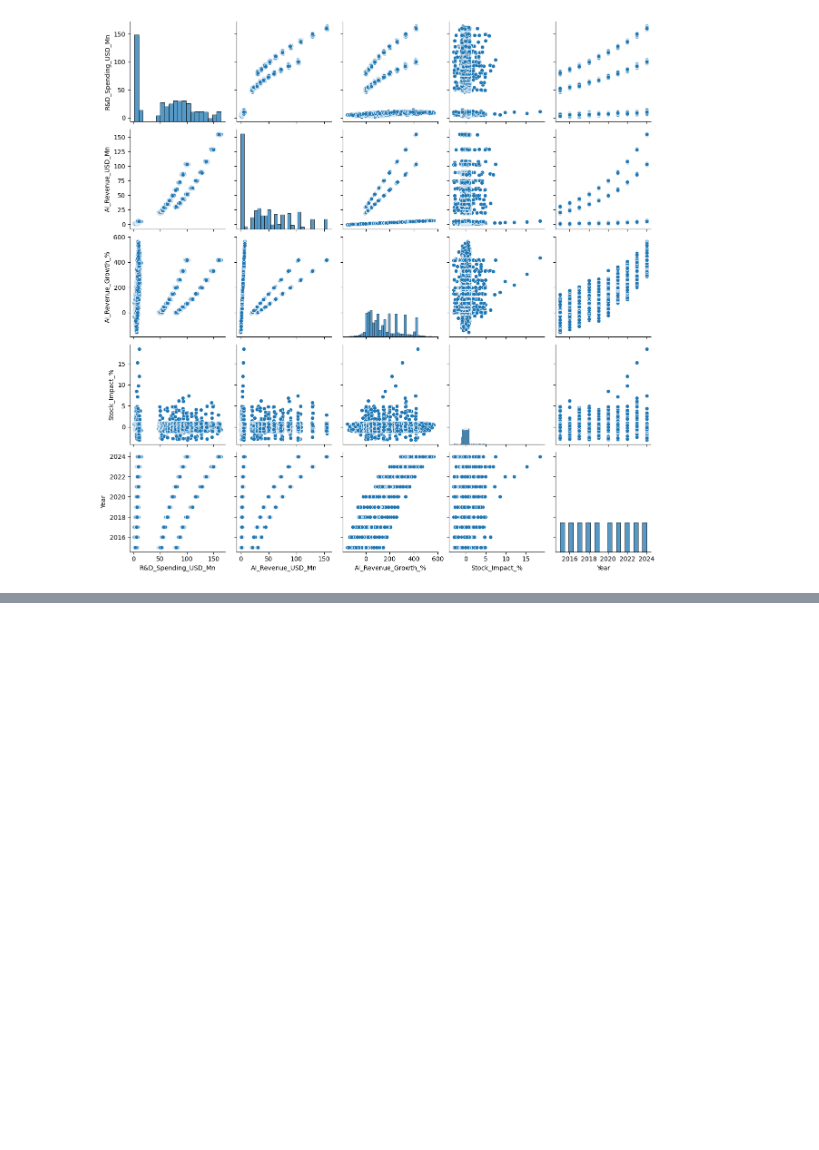
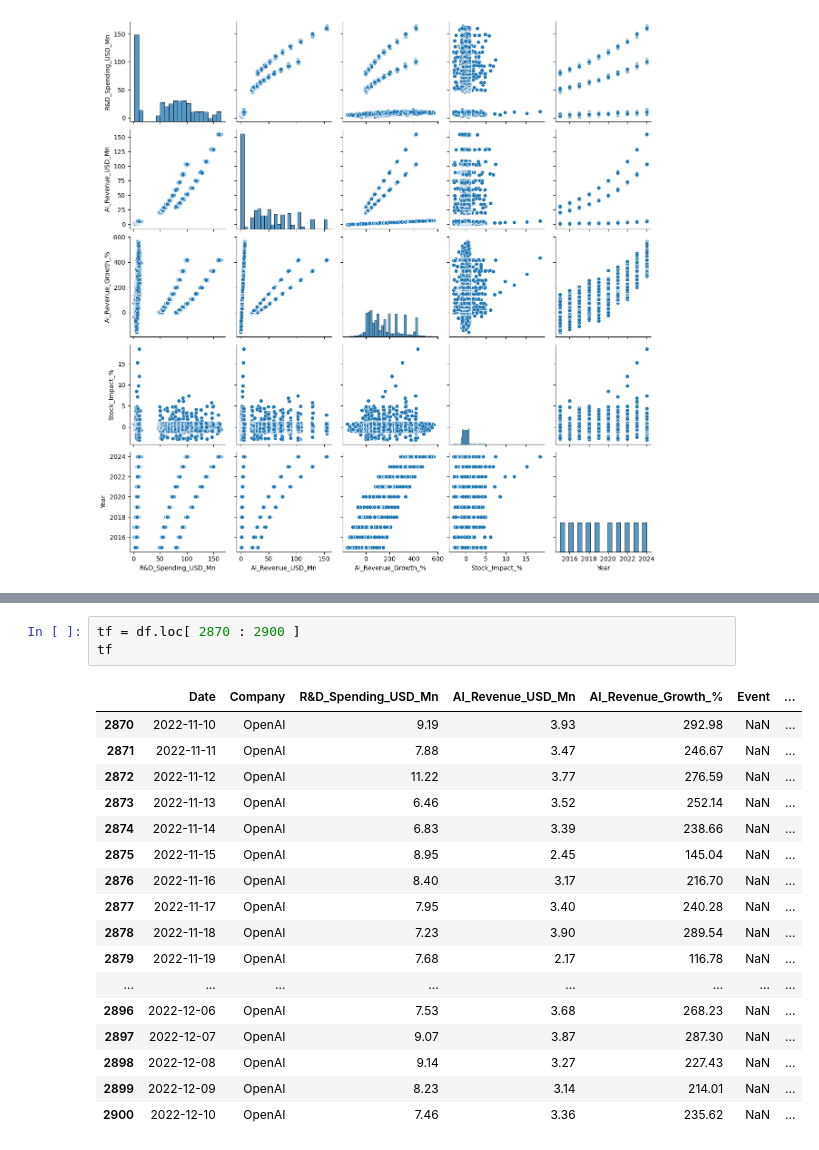
Before and after one commit to faixankh07-dvader/DATA-ANALYSIS-PYTHON-PANDAS, a Jupyter notebook: AI FINANCIAL MARKET ANALYSIS/main.ipynb, the cells around one changed output, grey strips where cells are left out. Drawn from its saved outputs; the diff is of its cells as text; blank space fills up the shorter version.

Commit message:
event analysis added

```diff
--- a/AI FINANCIAL MARKET ANALYSIS/main.ipynb
+++ b/AI FINANCIAL MARKET ANALYSIS/main.ipynb
@@ -454,0 +484,21 @@ sns.pairplot(df);
+# %%
+tf = df.loc[ 2870 : 2900 ]
+tf
+# %% [output]
+|  | Date | Company | R&D_Spending_USD_Mn | AI_Revenue_USD_Mn | AI_Revenue_Growth_% | Event | ... |
+| 2870 | 2022-11-10 | OpenAI | 9.19 | 3.93 | 292.98 | NaN | ... |
+| 2871 | 2022-11-11 | OpenAI | 7.88 | 3.47 | 246.67 | NaN | ... |
+| 2872 | 2022-11-12 | OpenAI | 11.22 | 3.77 | 276.59 | NaN | ... |
+| 2873 | 2022-11-13 | OpenAI | 6.46 | 3.52 | 252.14 | NaN | ... |
+| 2874 | 2022-11-14 | OpenAI | 6.83 | 3.39 | 238.66 | NaN | ... |
+| 2875 | 2022-11-15 | OpenAI | 8.95 | 2.45 | 145.04 | NaN | ... |
+| 2876 | 2022-11-16 | OpenAI | 8.40 | 3.17 | 216.70 | NaN | ... |
+| 2877 | 2022-11-17 | OpenAI | 7.95 | 3.40 | 240.28 | NaN | ... |
+| 2878 | 2022-11-18 | OpenAI | 7.23 | 3.90 | 289.54 | NaN | ... |
+| 2879 | 2022-11-19 | OpenAI | 7.68 | 2.17 | 116.78 | NaN | ... |
+| ... | ... | ... | ... | ... | ... | ... | ... |
+| 2896 | 2022-12-06 | OpenAI | 7.53 | 3.68 | 268.23 | NaN | ... |
+| 2897 | 2022-12-07 | OpenAI | 9.07 | 3.87 | 287.30 | NaN | ... |
+| 2898 | 2022-12-08 | OpenAI | 9.14 | 3.27 | 227.43 | NaN | ... |
+| 2899 | 2022-12-09 | OpenAI | 8.23 | 3.14 | 214.01 | NaN | ... |
+| 2900 | 2022-12-10 | OpenAI | 7.46 | 3.36 | 235.62 | NaN | ... |
```
Also changed, not shown: parts of 4 cells of this notebook.
